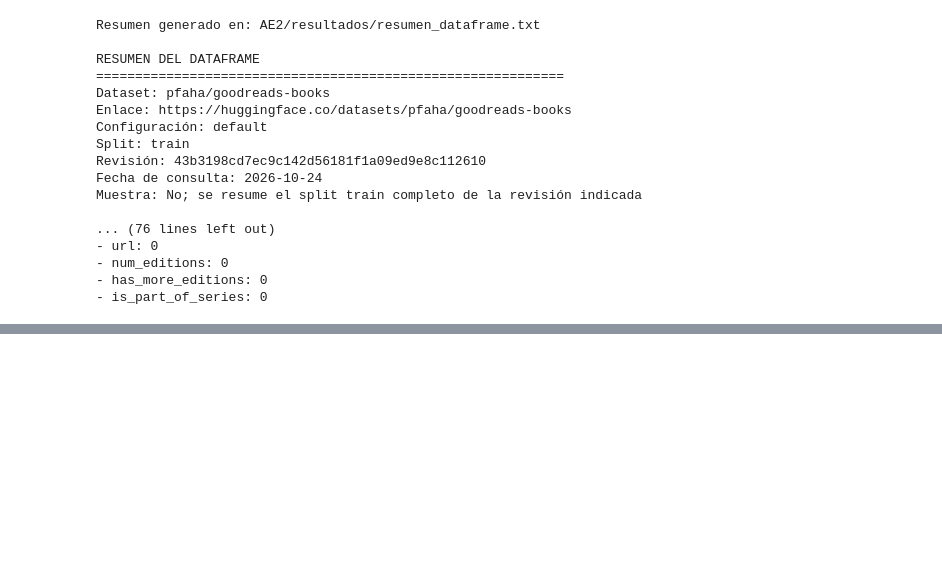
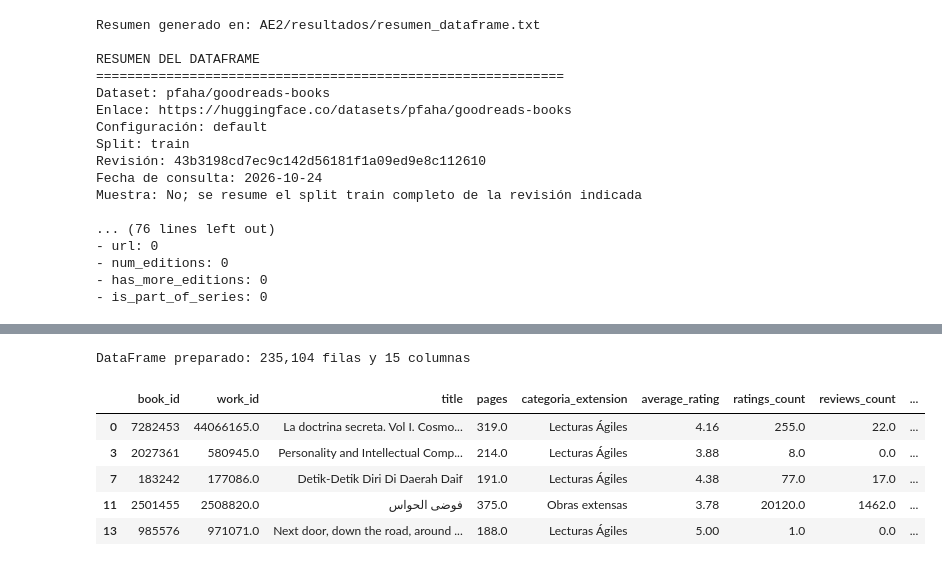
Before and after one commit to nolbertoCarmenGomez1995/RepoMachine_ProInteg3, a Jupyter notebook: AE2/notebooks/AE2_exploracion_goodreads.ipynb, the cells around one changed output, grey strips where cells are left out. Saved outputs shown, nothing was run; the diff lists cells and outputs as text; code cells hidden in the pictures; blank space fills up the shorter version.

```diff
--- a/AE2/notebooks/AE2_exploracion_goodreads.ipynb
+++ b/AE2/notebooks/AE2_exploracion_goodreads.ipynb
@@ -249,0 +543,44 @@ Muestra: No; se resume el split train completo de la revisión indicada
+# %%
+UMBRAL_PAGINAS = 350
+columnas_fuente = [
+    "book_id", "work_id", "title", "pages", "average_rating",
+    "ratings_count", "reviews_count", "publisher", "language",
+    "is_part_of_series", "series", "format",
+]
+mascara_preparacion = (
+    df_original["average_rating"].ge(3.5)
+    & df_original["pages"].between(PAGINAS_MIN_VALIDAS, PAGINAS_MAX_VALIDAS, inclusive="both")
+)
+df_preparado = df_original.loc[mascara_preparacion, columnas_fuente].copy()
+
+# Conservar los valores originales para rastrear la limpieza de categorías.
+for campo in ["publisher", "language"]:
+    df_preparado[f"{campo}_original"] = df_preparado[campo]
+    df_preparado[campo] = df_preparado[campo].astype("string").str.strip()
+    df_preparado[campo] = df_preparado[campo].replace("", pd.NA)
+
+df_preparado["categoria_extension"] = np.where(
+    df_preparado["pages"].le(UMBRAL_PAGINAS),
+    "Lecturas \u00c1giles",
+    "Obras extensas",
+)
+df_preparado["cantidad_series"] = df_preparado["series"].map(
+    lambda valor: len(valor) if isinstance(valor, (list, tuple, np.ndarray)) else 0
+)
+df_preparado = df_preparado.drop(columns="series")
+df_preparado = df_preparado[[
+    "book_id", "work_id", "title", "pages", "categoria_extension",
+    "average_rating", "ratings_count", "reviews_count",
+    "publisher_original", "publisher", "language_original", "language",
+    "is_part_of_series", "cantidad_series", "format",
+]]
+print(f"DataFrame preparado: {len(df_preparado):,} filas y {len(df_preparado.columns)} columnas")
+df_preparado.head()
+# %% [output]
+DataFrame preparado: 235,104 filas y 15 columnas
+|  | book_id | work_id | title | pages | categoria_extension | average_rating | ratings_count | reviews_count | ... |
+| 0 | 7282453 | 44066165.0 | La doctrina secreta. Vol I. Cosmo... | 319.0 | Lecturas Ágiles | 4.16 | 255.0 | 22.0 | ... |
+| 3 | 2027361 | 580945.0 | Personality and Intellectual Comp... | 214.0 | Lecturas Ágiles | 3.88 | 8.0 | 0.0 | ... |
+| 7 | 183242 | 177086.0 | Detik-Detik Diri Di Daerah Daif | 191.0 | Lecturas Ágiles | 4.38 | 77.0 | 17.0 | ... |
+| 11 | 2501455 | 2508820.0 | فوضى الحواس | 375.0 | Obras extensas | 3.78 | 20120.0 | 1462.0 | ... |
+| 13 | 985576 | 971071.0 | Next door, down the road, around ... | 188.0 | Lecturas Ágiles | 5.00 | 1.0 | 0.0 | ... |
```
Also changed, not shown: parts of 26 cells of this notebook, 7 other files.
